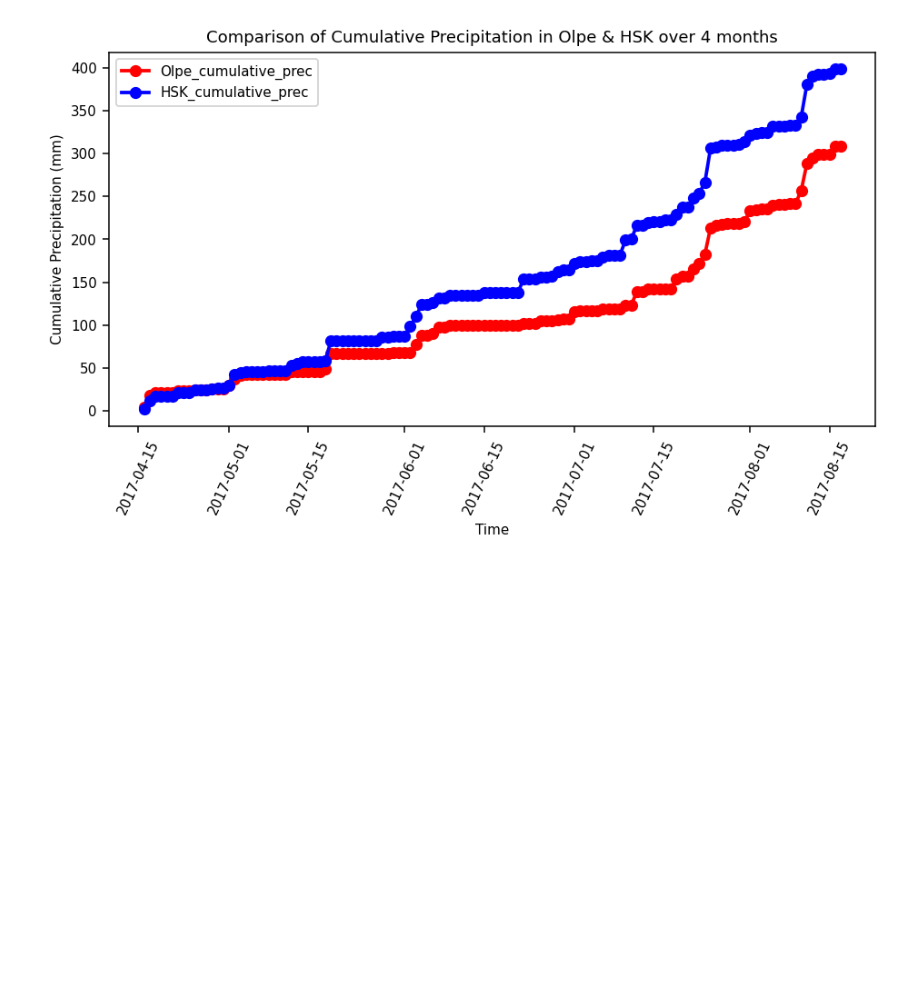
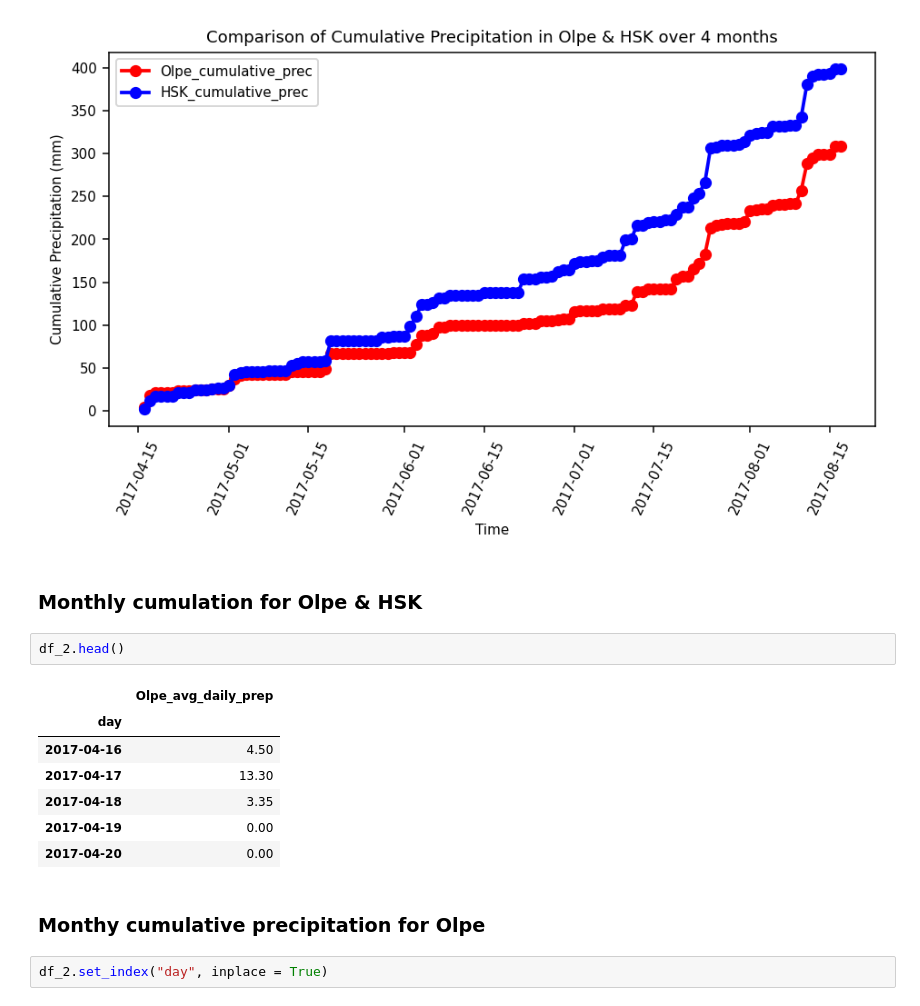
Before and after one commit to ShahinRashidbayli/Project_Geoinfo, a Jupyter notebook: Solution/python_files/exercise_4.ipynb, the cells around one changed output. Cells and saved outputs as stored; diff of their text form; blank space fills up the shorter version.

```diff
--- a/Solution/python_files/exercise_4.ipynb
+++ b/Solution/python_files/exercise_4.ipynb
@@ -284,3 +240,19 @@ plt.savefig('C:/Users/Toshiba/Desktop/Master courses/Geoinformatics/Exercises/Ex
 plt.show()
 # %% [output]
 [figure]
+# %% [markdown]
+### Monthly cumulation for Olpe & HSK
+# %%
+df_2.head()
+# %% [output]
+|  | Olpe_avg_daily_prep |
+| day |  |
+| 2017-04-16 | 4.50 |
+| 2017-04-17 | 13.30 |
+| 2017-04-18 | 3.35 |
+| 2017-04-19 | 0.00 |
+| 2017-04-20 | 0.00 |
+# %% [markdown]
+### Monthy cumulative precipitation for Olpe
+# %%
+df_2.set_index("day", inplace = True)
```
Also changed, not shown: parts of 17 cells of this notebook, 2 other files.
